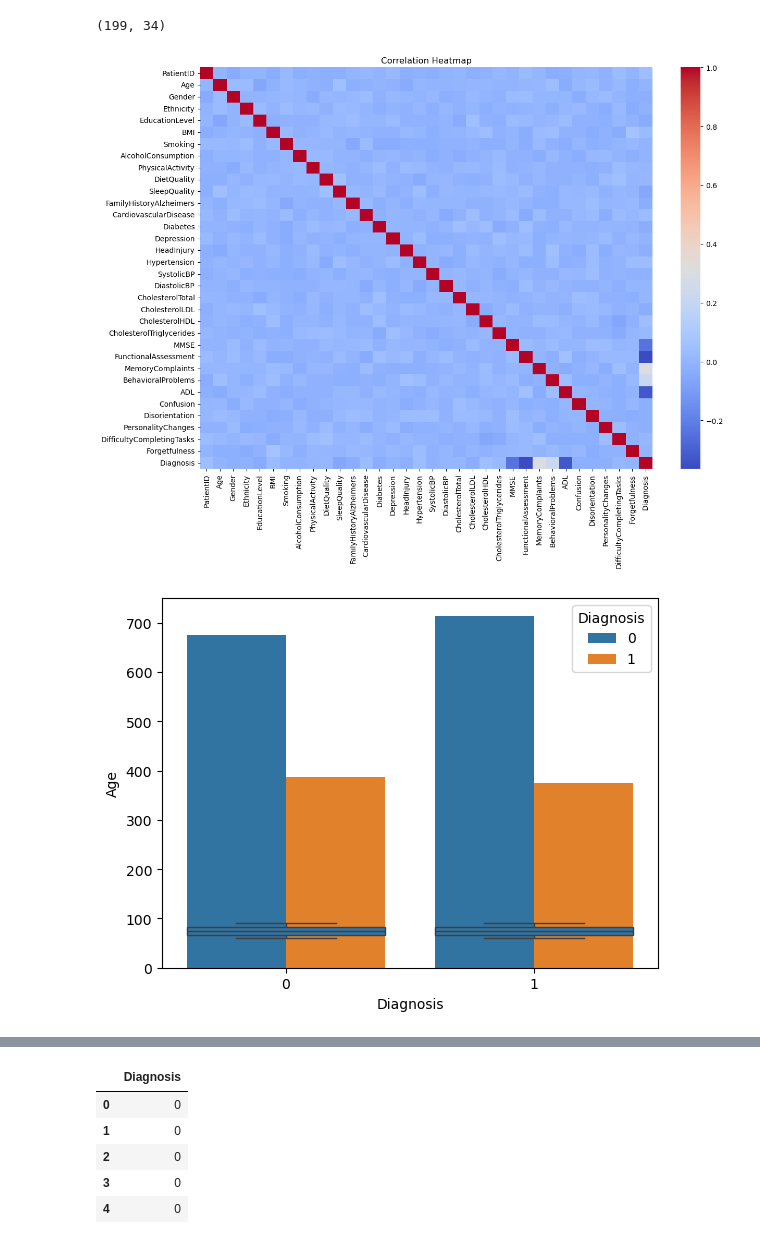
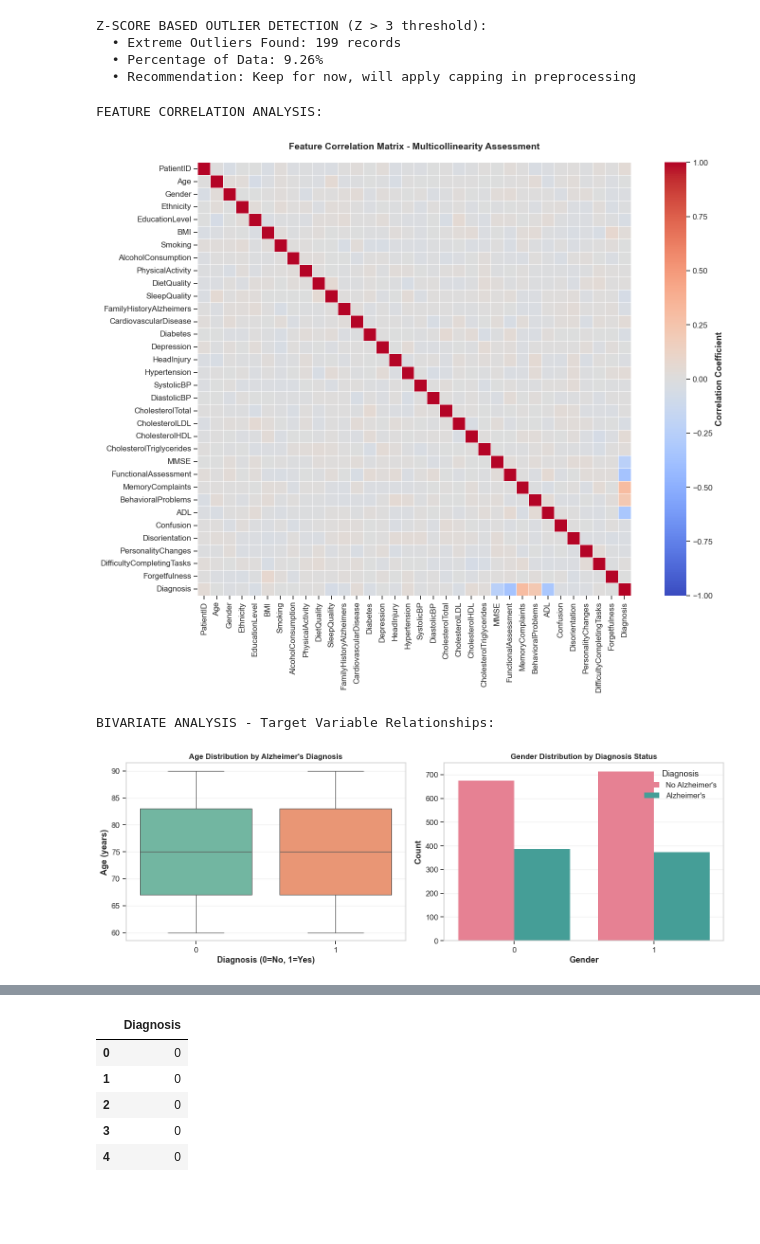
Before and after one commit to DineshPadhan/Alzheimer-Disease-Classification, a Jupyter notebook: IPYNB File/Alzheimer.ipynb, the cells around one changed output, grey strips where cells are left out. Drawn from its saved outputs; the diff is of its cells as text; code cells hidden in the pictures; blank space fills up the shorter version.

```diff
--- a/IPYNB File/Alzheimer.ipynb
+++ b/IPYNB File/Alzheimer.ipynb
@@ -10,2 +71,14 @@ import seaborn as sns
 # %%
-df = pd.read_csv("alzheimers_disease_data (1).csv")
+# ============================================================================
+# LOAD ALZHEIMER'S DISEASE DATASET
+# ============================================================================
+print('='*80)
+print('LOADING DATASET: Alzheimer\'s Disease Classification')
+print('='*80)
+
+df = pd.read_csv("./../Database/alzheimers_disease_data (1).csv")
+print(f"\n✓ Dataset loaded successfully!")
+print(f"  • Dimensions: {df.shape[0]} rows × {df.shape[1]} columns")
+print(f"  • File Size: {df.memory_usage(deep=True).sum() / 1024**2:.2f} MB")
+print(f"  • Memory Usage: {df.memory_usage(deep=True).sum() / 1024:.2f} KB\n")
+df
@@ -268,25 +466,52 @@ dtype: int64
 # %%
-# Outlier detection
-from scipy import stats
-
+print("\nZ-SCORE BASED OUTLIER DETECTION (Z > 3 threshold):")
 numeric_cols = df.select_dtypes(include=['int64','float64']).columns
 z_scores = np.abs(stats.zscore(df[numeric_cols]))
 df_outliers = df[(z_scores > 3).any(axis=1)]
-df_outliers.shape
+
+print(f"  • Extreme Outliers Found: {df_outliers.shape[0]} records")
+print(f"  • Percentage of Data: {(df_outliers.shape[0]/len(df)*100):.2f}%")
+print(f"  • Recommendation: Keep for now, will apply capping in preprocessing")
 # %% [output]
-(199, 34)
+Z-SCORE BASED OUTLIER DETECTION (Z > 3 threshold):
+  • Extreme Outliers Found: 199 records
+  • Percentage of Data: 9.26%
+  • Recommendation: Keep for now, will apply capping in preprocessing
 # %%
-# corelation Analysis
-plt.figure(figsize=(14,10))
-sns.heatmap(df.corr(), cmap="coolwarm", annot=False)
-plt.title("Correlation Heatmap")
+print("\nFEATURE CORRELATION ANALYSIS:")
+plt.figure(figsize=(16, 12))
+corr_matrix = df.corr()
+sns.heatmap(corr_matrix, cmap='coolwarm', center=0, annot=False,
+            cbar_kws={'label': 'Correlation Coefficient'}, square=True,
+            vmin=-1, vmax=1, linewidths=0.5)
+plt.title('Feature Correlation Matrix - Multicollinearity Assessment',
+         fontsize=14, fontweight='bold', pad=20)
+plt.tight_layout()
 plt.show()
 # %% [output]
+FEATURE CORRELATION ANALYSIS:
-[figure, old version]
+[figure, new version]
 # %%
-#Bivarient Analysis
-sns.boxplot(x='Diagnosis', y='Age', data=df)
-sns.countplot(x='Gender', hue='Diagnosis', data=df)
+print("\nBIVARIATE ANALYSIS - Target Variable Relationships:")
+fig, axes = plt.subplots(1, 2, figsize=(14, 5))
+
+# Age vs Diagnosis
+sns.boxplot(x='Diagnosis', y='Age', data=df, ax=axes[0], palette='Set2')
+axes[0].set_title('Age Distribution by Alzheimer\'s Diagnosis', fontsize=12, fontweight='bold')
+axes[0].set_xlabel('Diagnosis (0=No, 1=Yes)')
+axes[0].set_ylabel('Age (years)')
+axes[0].grid(alpha=0.3, axis='y')
+
+# Gender vs Diagnosis
+sns.countplot(x='Gender', hue='Diagnosis', data=df, ax=axes[1], palette='husl')
+axes[1].set_title('Gender Distribution by Diagnosis Status', fontsize=12, fontweight='bold')
+axes[1].set_xlabel('Gender')
+axes[1].set_ylabel('Count')
+axes[1].grid(alpha=0.3, axis='y')
+axes[1].legend(title='Diagnosis', labels=['No Alzheimer\'s', 'Alzheimer\'s'])
+
+plt.tight_layout()
 plt.show()
 # %% [output]
+BIVARIATE ANALYSIS - Target Variable Relationships:
-[figure, old version]
+[figure, new version]
```
Also changed, not shown: parts of 82 cells of this notebook, 1 other file.
